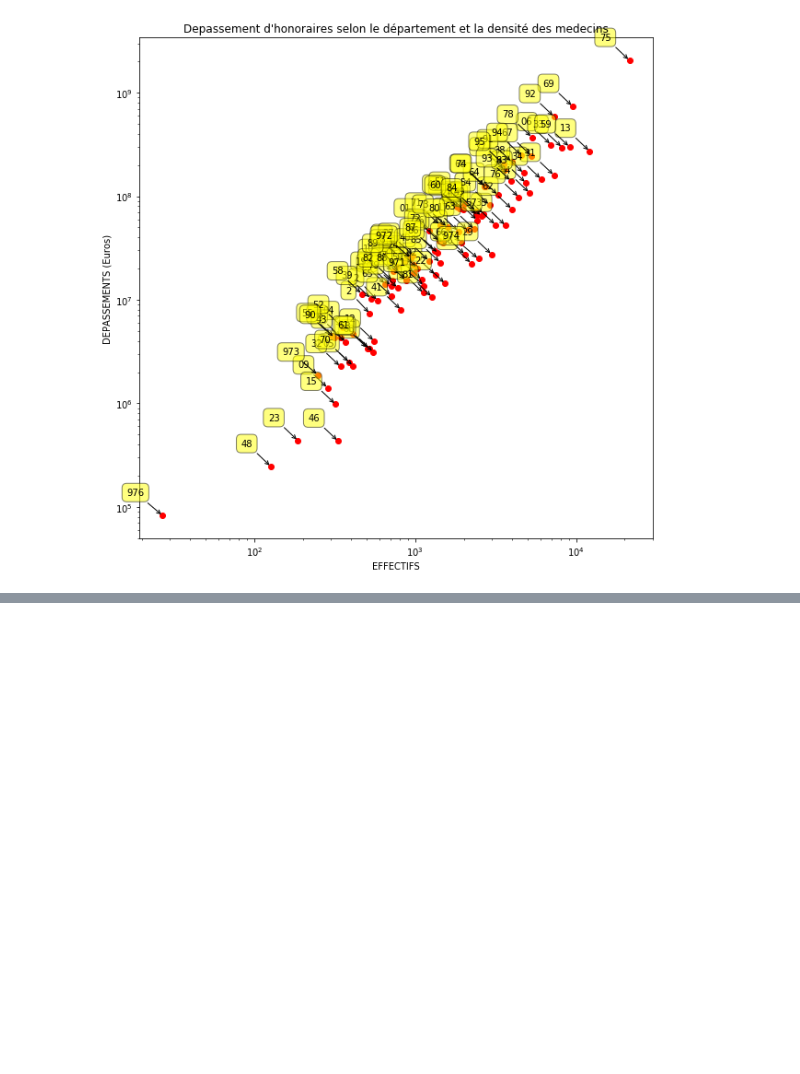
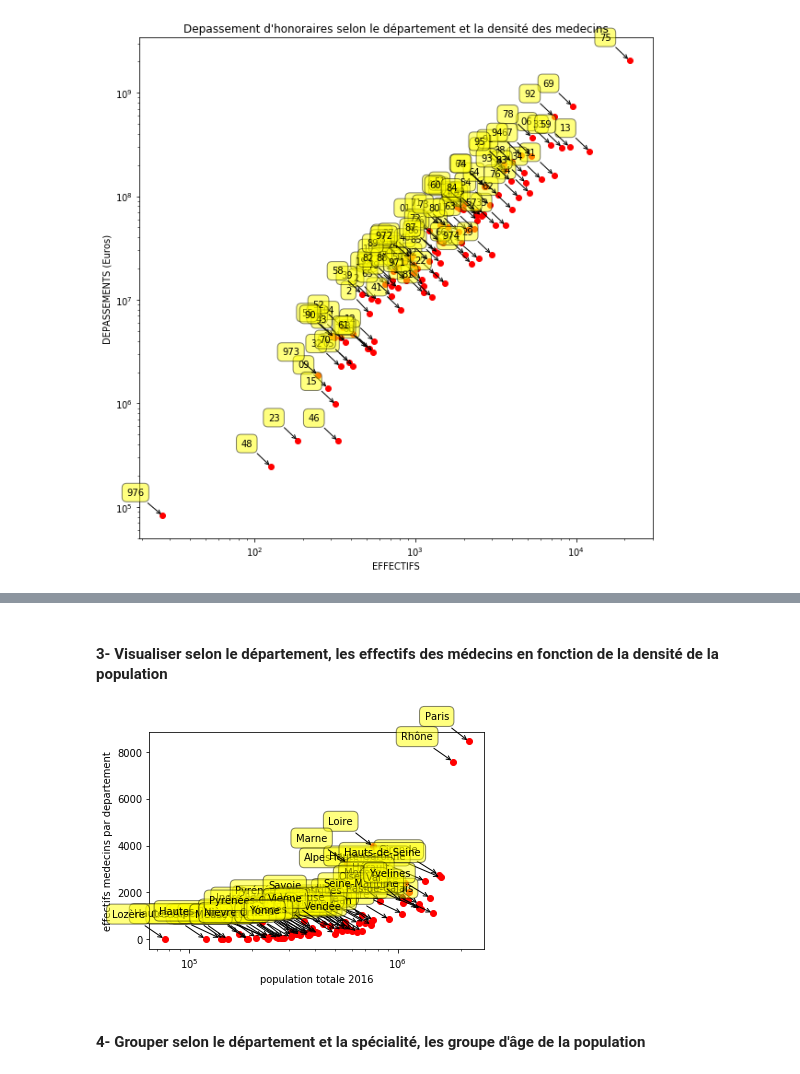
Before and after one commit to MSBigData2019/Sarra_Kazdaghli, a Jupyter notebook: INFMDI721_KitBigData/Lesson5/exo_dom_lesson_05.ipynb, the cells around one changed output, grey strips where cells are left out. Drawn from its saved outputs; the diff is of its cells as text; code cells hidden in the pictures; blank space fills up the shorter version.

```diff
--- a/INFMDI721_KitBigData/Lesson5/exo_dom_lesson_05.ipynb
+++ b/INFMDI721_KitBigData/Lesson5/exo_dom_lesson_05.ipynb
@@ -113,0 +113,8 @@ plt.show()
+# %%
+
+Location_population = 'structure_population_sexe_groupe_age_par_departement.xls'
+df_population = pd.read_excel(Location_population, sep=',', encoding='latin-1', sheet_name='2016', skiprows=6)
+# nettoyer les données
+df_population = df_population.dropna()
+df_population = df_population.rename(columns={"Départements et régions": "DEPARTEMENT"})
+df_population.head()
@@ -113,0 +144,9 @@ plt.show()
+# %%
+
+result = pd.merge(df, df_population, on='DEPARTEMENT')
+#Nettoyer les données
+result = result[result.Spécialistes != 'TOTAL SPECIALISTES']
+result = result[result.Spécialistes != 'TOTAL MEDECINS']
+result = result[result.DEPARTEMENT != 'France']
+result = result[result.DEPARTEMENT != 'Nord']
+result.head()
@@ -113,0 +162,3 @@ plt.show()
+# %%
+df_population_totale_medecins = result.groupby(['DEPARTEMENT']).agg({'Population totale au 1er janvier':np.mean,'EFFECTIFS':sum})
+df_population_totale_medecins.head()
@@ -113,0 +173,20 @@ plt.show()
+# %% [markdown]
+#### 3- Visualiser selon le département,  les effectifs des médecins en fonction de  la densité de la population
+# %%
+plt.plot(df_population_totale_medecins['Population totale au 1er janvier'], df_population_totale_medecins['EFFECTIFS'], 'ro')
+plt.xlabel('population totale 2016')
+plt.ylabel('effectifs medecins par departement')
+indexes = df_population_totale_medecins.index
+for label, x, y in zip(indexes, df_population_totale_medecins['Population totale au 1er janvier'], df_population_totale_medecins['EFFECTIFS']):
+    plt.annotate(
+        label,
+        xy=(x, y), xytext=(-20, 20),
+        textcoords='offset points', ha='right', va='bottom',
+        bbox=dict(boxstyle='round,pad=0.5', fc='yellow', alpha=0.5),
+        arrowprops=dict(arrowstyle = '->', connectionstyle='arc3,rad=0'))
+plt.xscale('log')
+plt.show()
+# %% [output]
+[figure, added]
+# %% [markdown]
+#### 4- Grouper selon le département et la spécialité, les groupe d'âge de la population
```
Also changed, not shown: parts of 35 cells of this notebook, 1 other file.
